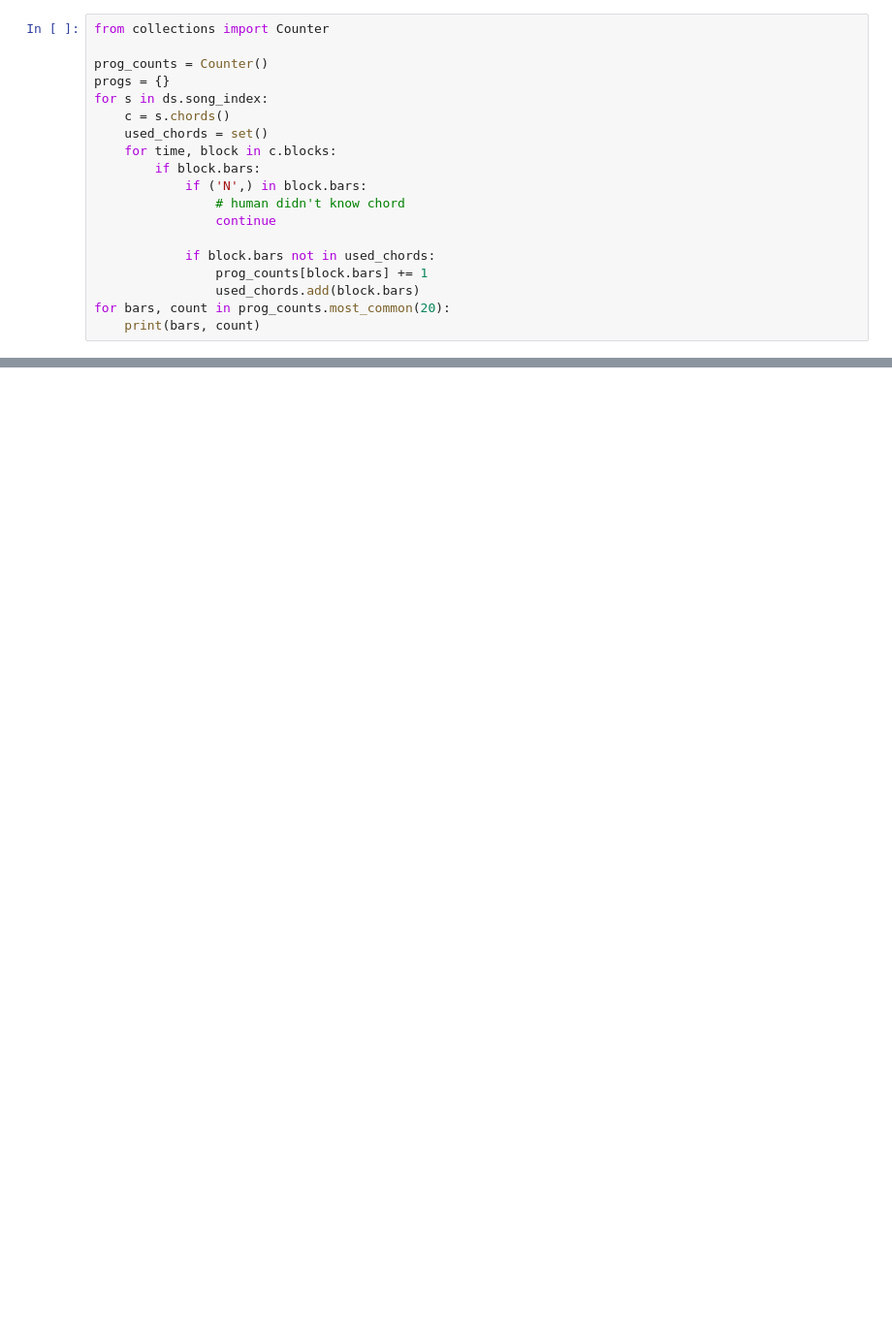
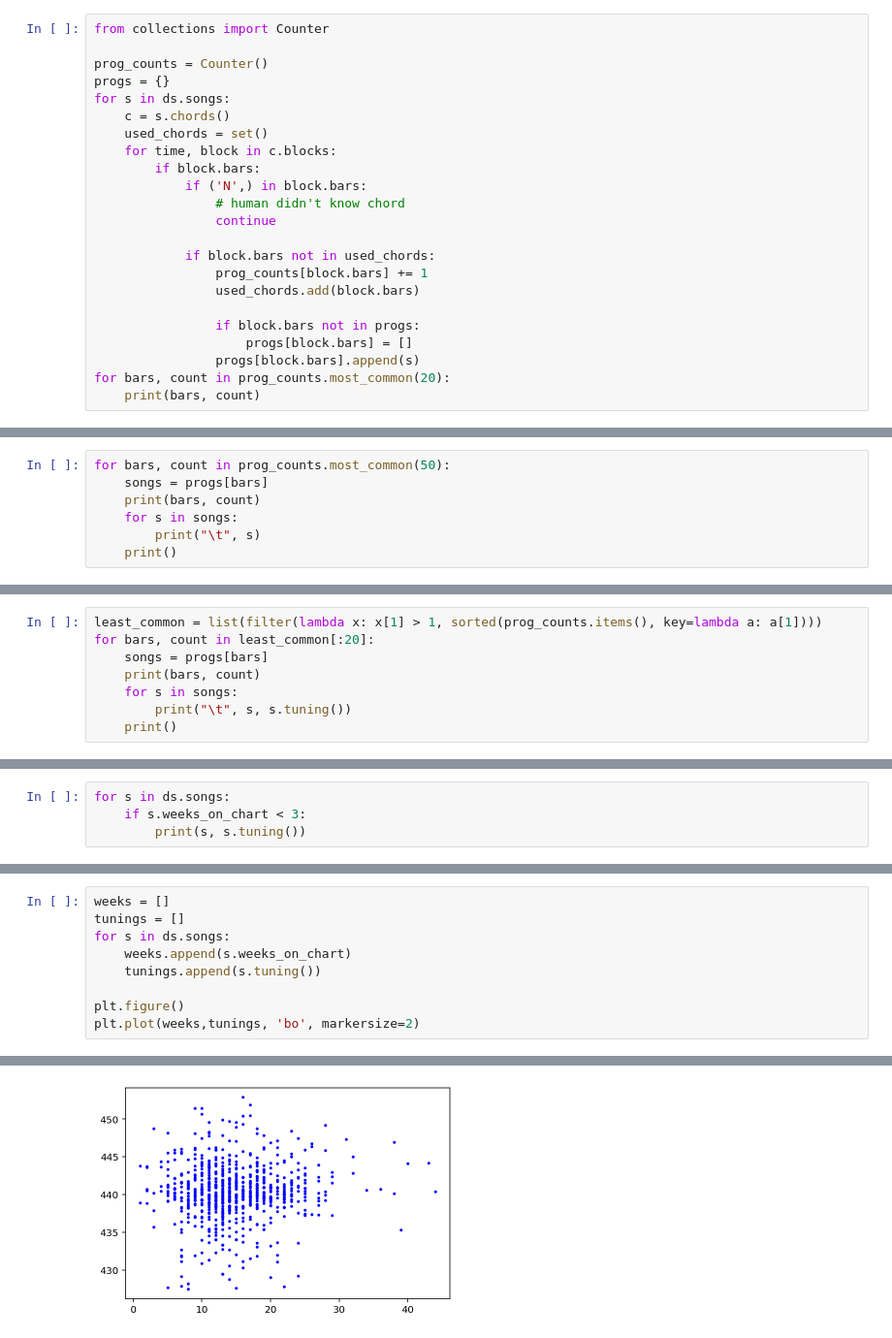
Before and after one commit to thatoddmailbox/music-popularity, a Jupyter notebook: preliminary.ipynb, the cells around one changed output, grey strips where cells are left out. Shown at 97% size. Saved outputs shown, nothing was run; the diff lists cells and outputs as text; blank space fills up the shorter version.

Commit message:
parser: song_index -> songs, some notebook stuff

```diff
--- a/preliminary.ipynb
+++ b/preliminary.ipynb
@@ -27,7 +27,7 @@ from collections import Counter
 
 prog_counts = Counter()
 progs = {}
-for s in ds.song_index:
+for s in ds.songs:
     c = s.chords()
     used_chords = set()
     for time, block in c.blocks:
@@ -39,6 +39,10 @@ for s in ds.song_index:
             if block.bars not in used_chords:
                 prog_counts[block.bars] += 1
                 used_chords.add(block.bars)
+
+                if block.bars not in progs:
+                    progs[block.bars] = []
+                progs[block.bars].append(s)
 for bars, count in prog_counts.most_common(20):
     print(bars, count)
 # %% [output]
@@ -64,0 +69,7 @@ for bars, count in prog_counts.most_common(20):
+# %%
+for bars, count in prog_counts.most_common(50):
+    songs = progs[bars]
+    print(bars, count)
+    for s in songs:
+        print("\t", s)
+    print()
@@ -64,0 +94,8 @@ for bars, count in prog_counts.most_common(20):
+# %%
+least_common = list(filter(lambda x: x[1] > 1, sorted(prog_counts.items(), key=lambda a: a[1])))
+for bars, count in least_common[:20]:
+    songs = progs[bars]
+    print(bars, count)
+    for s in songs:
+        print("\t", s, s.tuning())
+    print()
@@ -64,0 +120,4 @@ for bars, count in prog_counts.most_common(20):
+# %%
+for s in ds.songs:
+    if s.weeks_on_chart < 3:
+        print(s, s.tuning())
@@ -64,0 +133,10 @@ for bars, count in prog_counts.most_common(20):
+# %%
+weeks = []
+tunings = []
+for s in ds.songs:
+    weeks.append(s.weeks_on_chart)
+    tunings.append(s.tuning())
+
+plt.figure()
+plt.plot(weeks,tunings, 'bo', markersize=2)
+# %% [output]
@@ -64,0 +144 @@ for bars, count in prog_counts.most_common(20):
+[figure, added]
```
Also changed, not shown: parts of 16 cells of this notebook, 1 other file.
